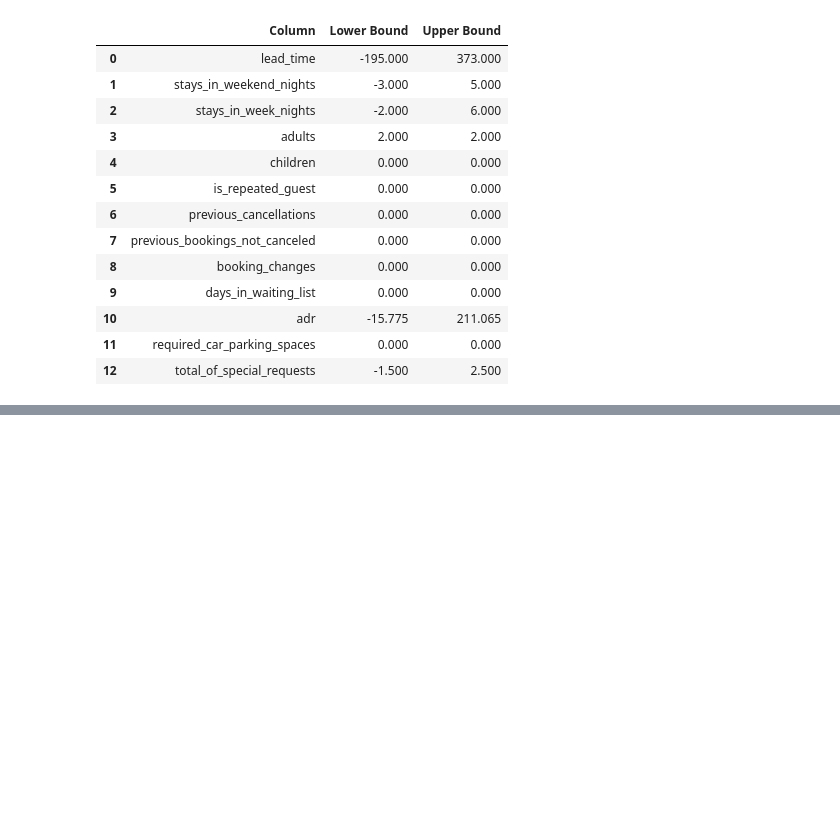
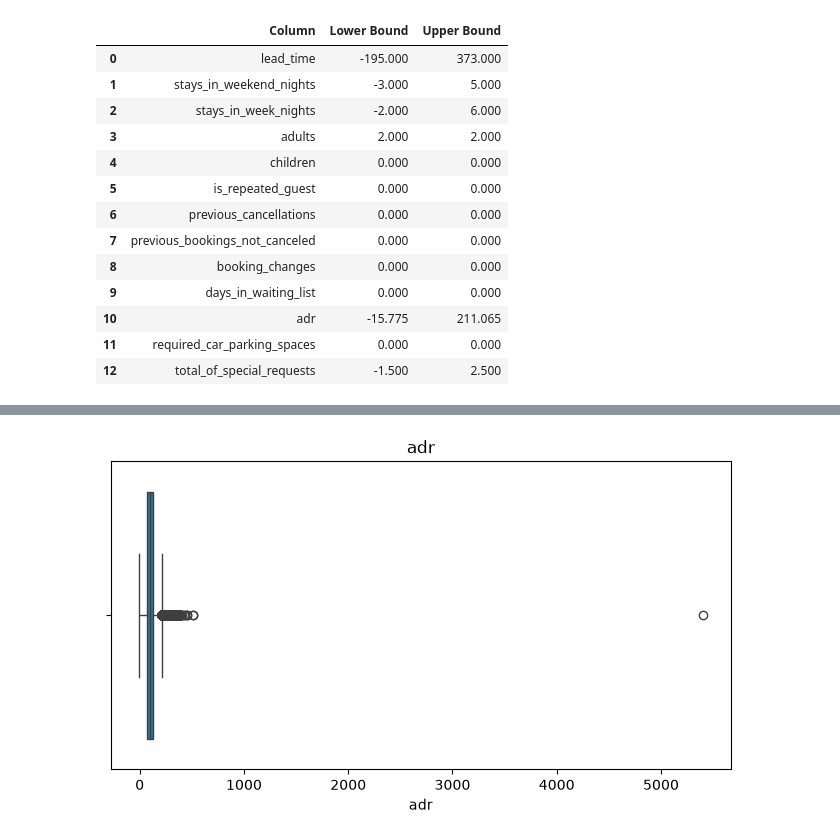
Before and after one commit to kabisha009-debug/Hotel-booking-prediction-and-reservation-analysis-1, a Jupyter notebook: hotel booking 1.ipynb, the cells around one changed output, grey strips where cells are left out. Drawn from its saved outputs; the diff is of its cells as text; code cells hidden in the pictures; blank space fills up the shorter version.

```diff
--- a/hotel booking 1.ipynb
+++ b/hotel booking 1.ipynb
@@ -193,0 +201,7 @@ bounds_df
+# %%
+plt.figure(figsize=(8, 4))
+sns.boxplot(x=df['adr'])
+plt.title('adr')
+plt.show()
+# %% [output]
+[figure, added]
```
Also changed, not shown: parts of 3 cells of this notebook.
